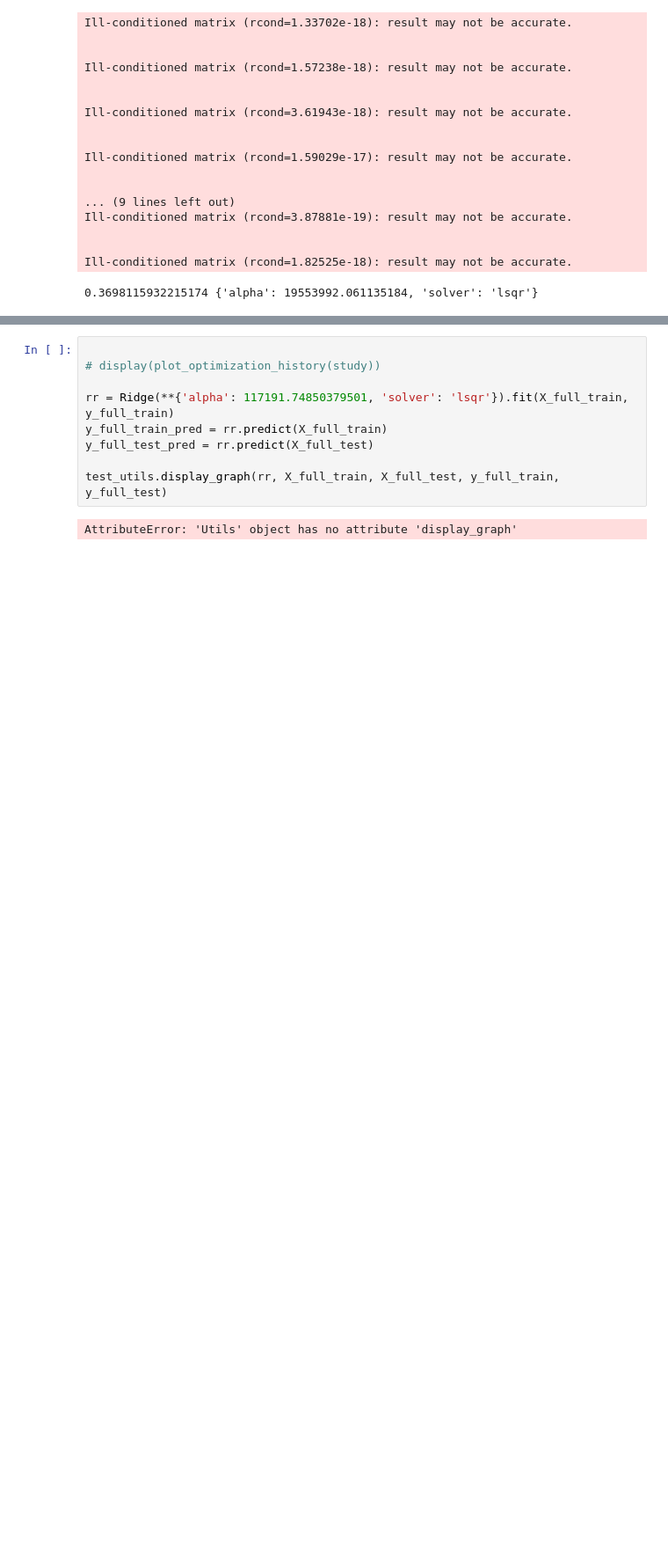
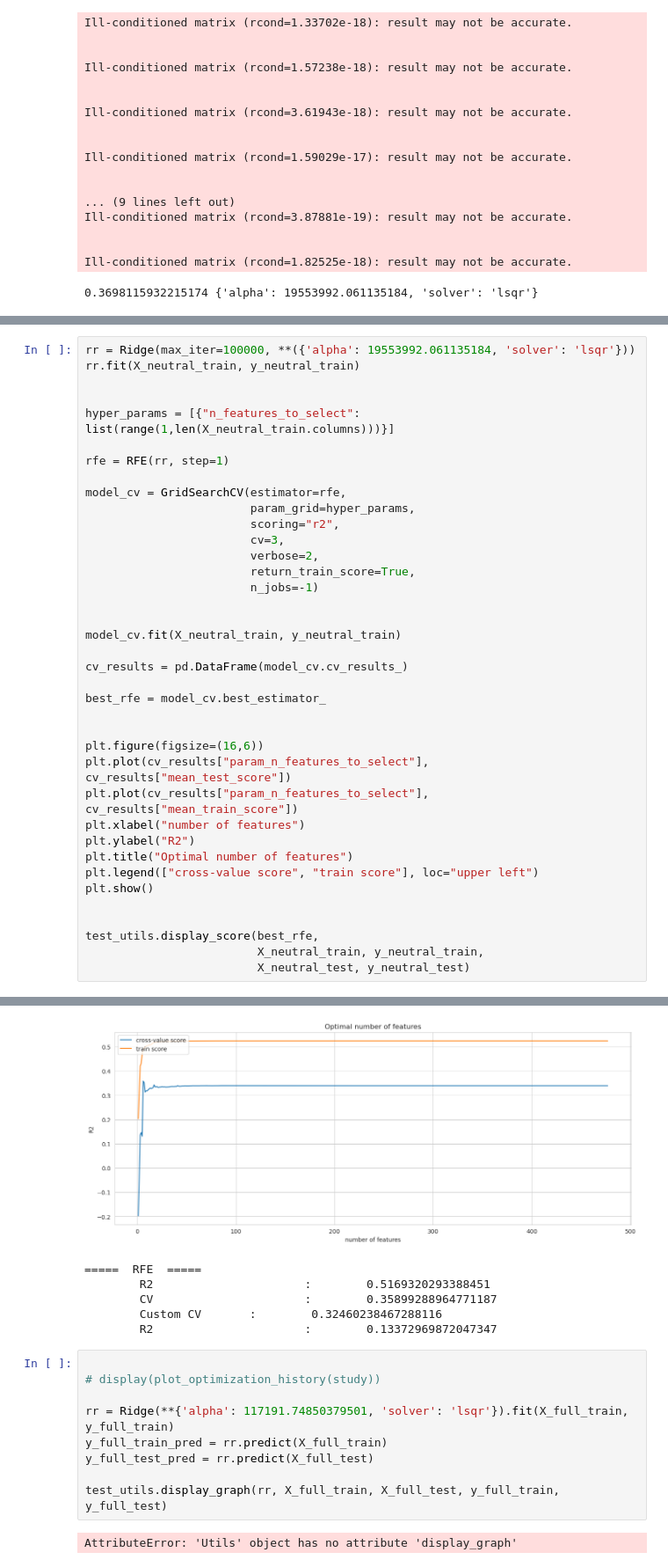
Before and after one commit to tahiri-lab/QSAR, a Jupyter notebook: code/models/ridge_v2.ipynb, the cells around one changed output, grey strips where cells are left out. Shown at 88% size. Drawn from its saved outputs; the diff is of its cells as text; blank space fills up the shorter version.

```diff
--- a/code/models/ridge_v2.ipynb
+++ b/code/models/ridge_v2.ipynb
@@ -383,0 +367,39 @@ Select features: ['CASA+' 'DCASA' 'pmi3' 'vsurf_D1' 'vsurf_W2' 'weinerPath']
+# %%
+rr = Ridge(max_iter=100000, **({'alpha': 19553992.061135184, 'solver': 'lsqr'}))
+rr.fit(X_neutral_train, y_neutral_train)
+
+
+hyper_params = [{"n_features_to_select": list(range(1,len(X_neutral_train.columns)))}]
+
+rfe = RFE(rr, step=1)
+
+model_cv = GridSearchCV(estimator=rfe,
+                        param_grid=hyper_params,
+                        scoring="r2",
+                        cv=3,
+                        verbose=2,
+                        return_train_score=True,
+                        n_jobs=-1)
+
+
+model_cv.fit(X_neutral_train, y_neutral_train)
+
+cv_results = pd.DataFrame(model_cv.cv_results_)
+
+best_rfe = model_cv.best_estimator_
+
+
+plt.figure(figsize=(16,6))
+plt.plot(cv_results["param_n_features_to_select"], cv_results["mean_test_score"])
+plt.plot(cv_results["param_n_features_to_select"], cv_results["mean_train_score"])
+plt.xlabel("number of features")
+plt.ylabel("R2")
+plt.title("Optimal number of features")
+plt.legend(["cross-value score", "train score"], loc="upper left")
+plt.show()
+
+
+test_utils.display_score(best_rfe,
+                         X_neutral_train, y_neutral_train,
+                         X_neutral_test, y_neutral_test)
+# %% [output]
@@ -384,3 +423,9 @@ Select features: ['CASA+' 'DCASA' 'pmi3' 'vsurf_D1' 'vsurf_W2' 'weinerPath']
+[figure, added]
+=====  RFE  =====
+        R2                      :        0.5169320293388451
+        CV                      :        0.35899288964771187
+        Custom CV       :        0.32460238467288116
+        R2                      :        0.13372969872047347
 # %%
 
 # display(plot_optimization_history(study))
```
Also changed, not shown: parts of 8 cells of this notebook.
